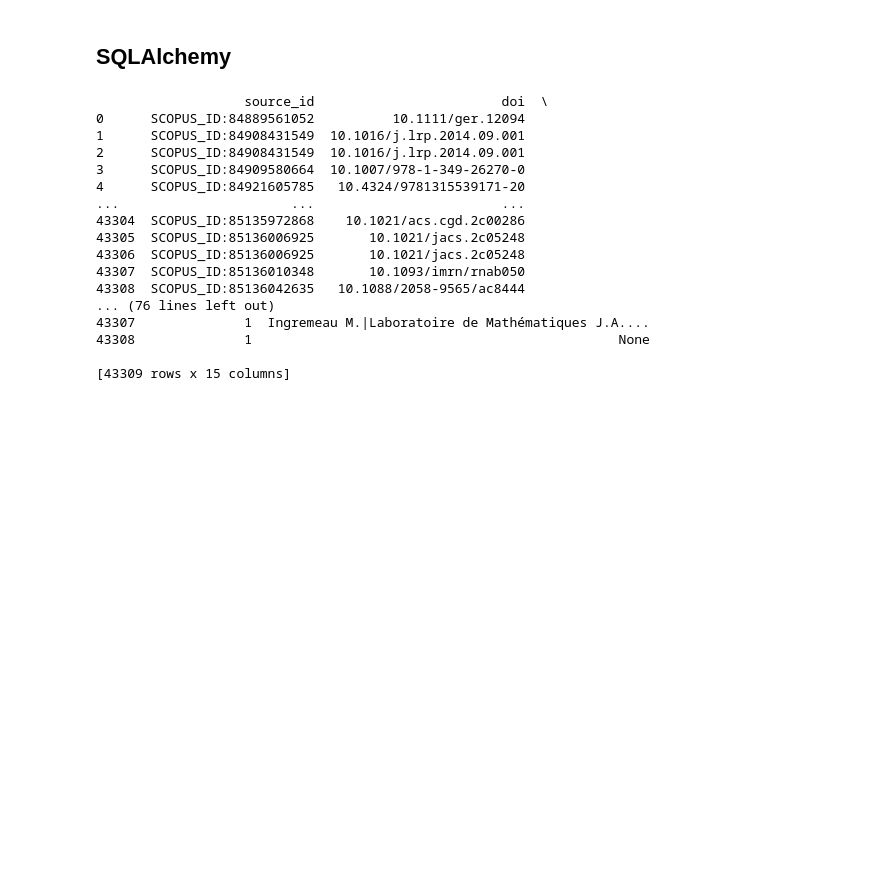
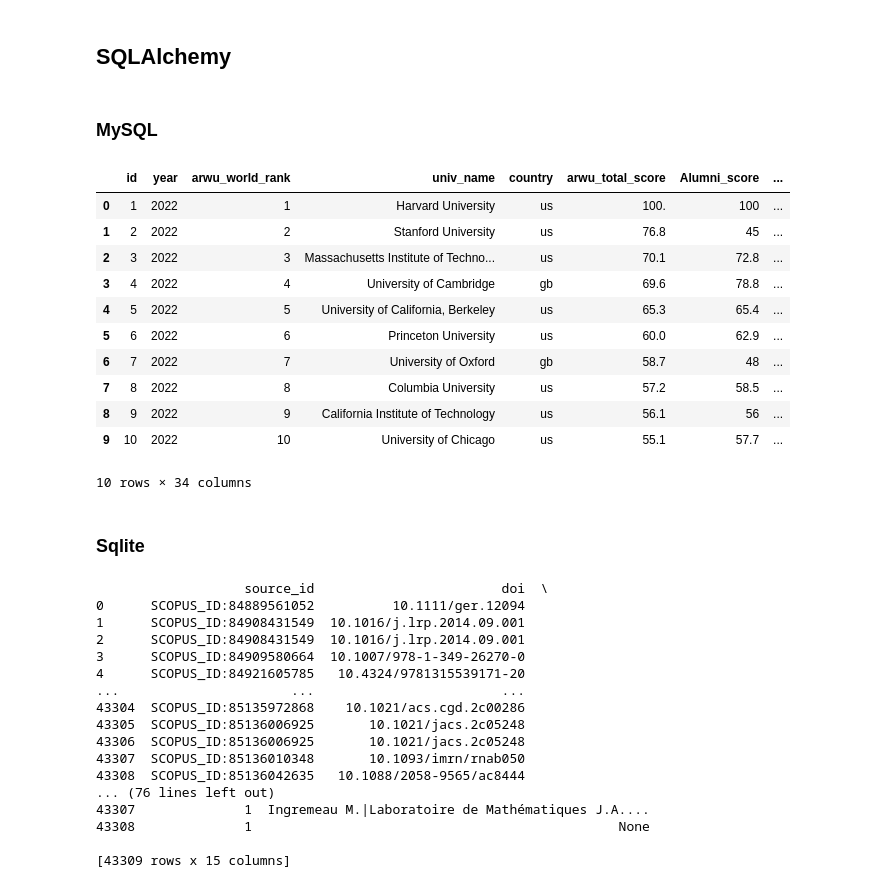
Before and after one commit to azur-scd/dagster-workflows, a Jupyter notebook: app/bso_publis_scopus/08_reporting/2022-08-29/divers_tests.ipynb, the cells around one changed output. Cells and saved outputs as stored; diff of their text form; code cells hidden in the pictures; blank space fills up the shorter version.

```diff
--- a/app/bso_publis_scopus/08_reporting/2022-08-29/divers_tests.ipynb
+++ b/app/bso_publis_scopus/08_reporting/2022-08-29/divers_tests.ipynb
@@ -260,3 +354,5 @@ d1
 1405 rows × 7 columns
 # %% [markdown]
 ## SQLAlchemy
+# %% [markdown]
+### MySQL
@@ -263,3 +361,23 @@ d1
+# %%
+engine = sqla.create_engine("mysql+pymysql://gazw6343_ggeoffroy:CLg#6z[_tUyW@nout.o2switch.net/gazw6343_rankings")
+# %%
+df = pd.read_sql(f'select * from arwu limit 10',engine)
+df
+# %% [output]
+|  | id | year | arwu_world_rank | univ_name | country | arwu_total_score | Alumni_score | ... |
+| 0 | 1 | 2022 | 1 | Harvard University | us | 100. | 100 | ... |
+| 1 | 2 | 2022 | 2 | Stanford University | us | 76.8 | 45 | ... |
+| 2 | 3 | 2022 | 3 | Massachusetts Institute of Techno... | us | 70.1 | 72.8 | ... |
+| 3 | 4 | 2022 | 4 | University of Cambridge | gb | 69.6 | 78.8 | ... |
+| 4 | 5 | 2022 | 5 | University of California, Berkeley | us | 65.3 | 65.4 | ... |
+| 5 | 6 | 2022 | 6 | Princeton University | us | 60.0 | 62.9 | ... |
+| 6 | 7 | 2022 | 7 | University of Oxford | gb | 58.7 | 48 | ... |
+| 7 | 8 | 2022 | 8 | Columbia University | us | 57.2 | 58.5 | ... |
+| 8 | 9 | 2022 | 9 | California Institute of Technology | us | 56.1 | 56 | ... |
+| 9 | 10 | 2022 | 10 | University of Chicago | us | 55.1 | 57.7 | ... |
+10 rows × 34 columns
+# %% [markdown]
+### Sqlite
 # %%
 dbEngine=sqla.create_engine('sqlite:////home/docker/app/bso_publis_scopus/09_db/publications.db')
 # %%
```
Also changed, not shown: parts of 20 cells of this notebook, 42 other files.
